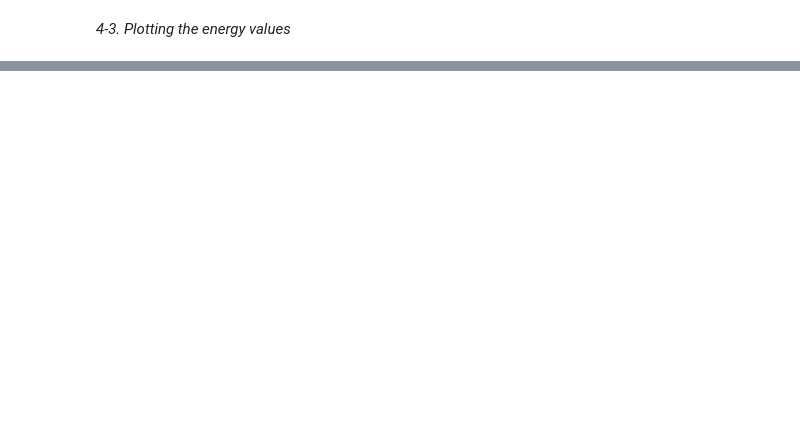
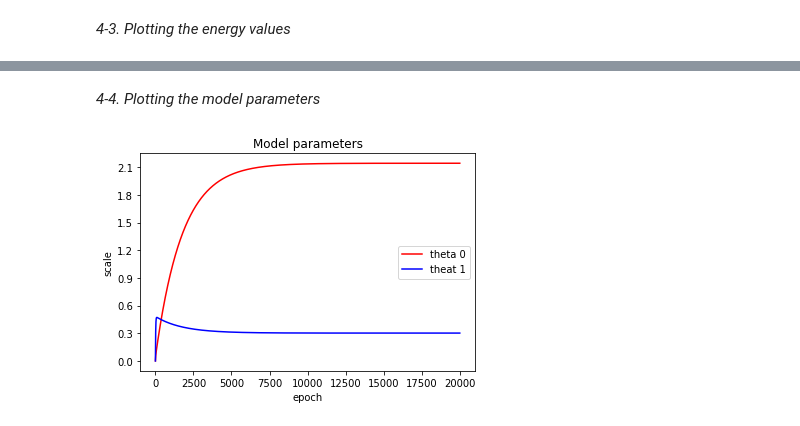
Before and after one commit to ihooni/class-MachineLearning, a Jupyter notebook: 02/assignment-02.ipynb, the cells around one changed output, grey strips where cells are left out. Cells and saved outputs as stored; diff of their text form; code cells hidden in the pictures; blank space fills up the shorter version.

```diff
--- a/02/assignment-02.ipynb
+++ b/02/assignment-02.ipynb
@@ -120,0 +121,13 @@ plt.show()
+# %% [markdown]
+*4-4. Plotting the model parameters*
+# %%
+plt.title('Model parameters')
+plt.plot(epoch_axis, theta_0_history, 'r-')
+plt.plot(epoch_axis, theta_1_history, 'b-')
+plt.yticks(np.arange(min(theta_0_history + theta_1_history), max(theta_0_history + theta_1_history) + 0.1, 0.3))
+plt.legend(['theta 0', 'theat 1'])
+plt.xlabel('epoch')
+plt.ylabel('scale')
+plt.show()
+# %% [output]
+[figure, added]
```
Also changed, not shown: parts of 4 cells of this notebook.
